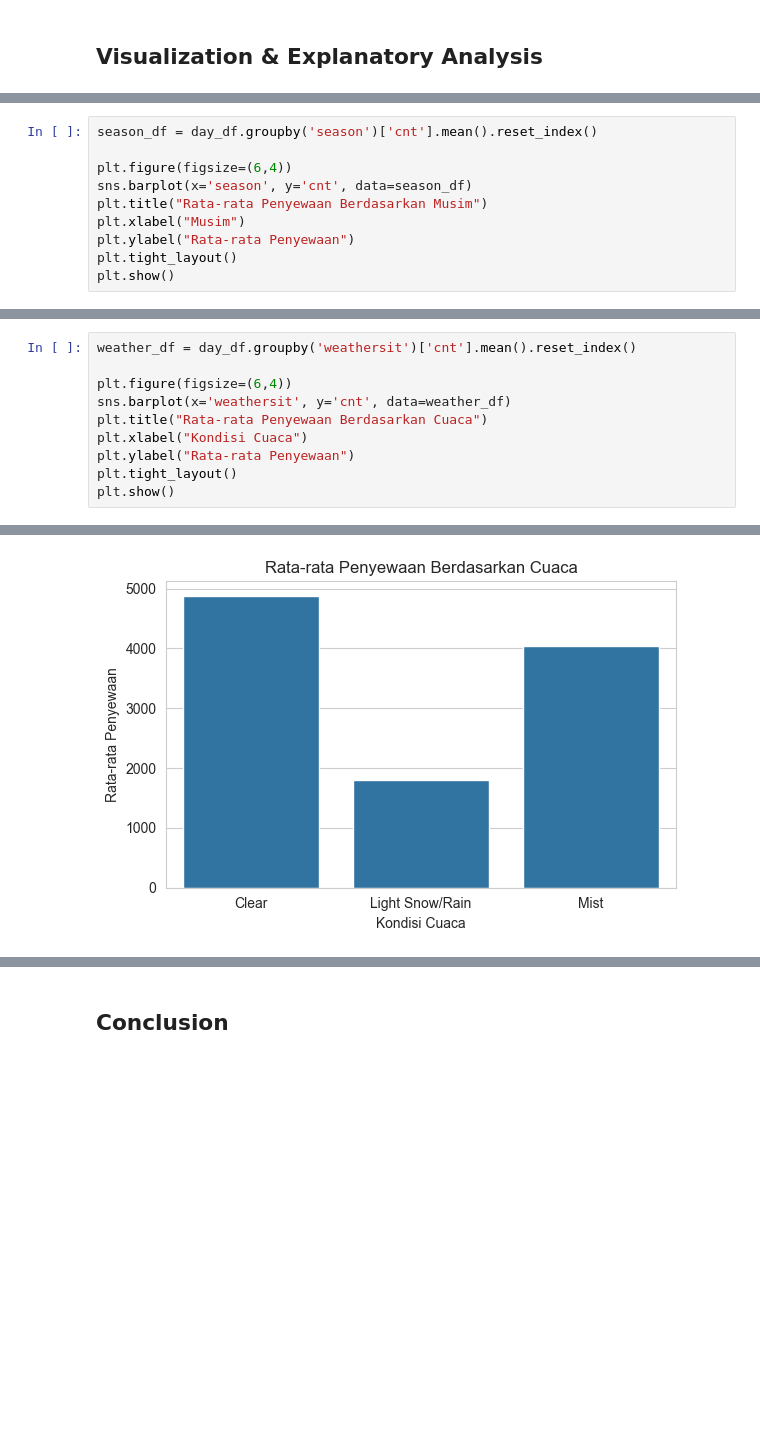
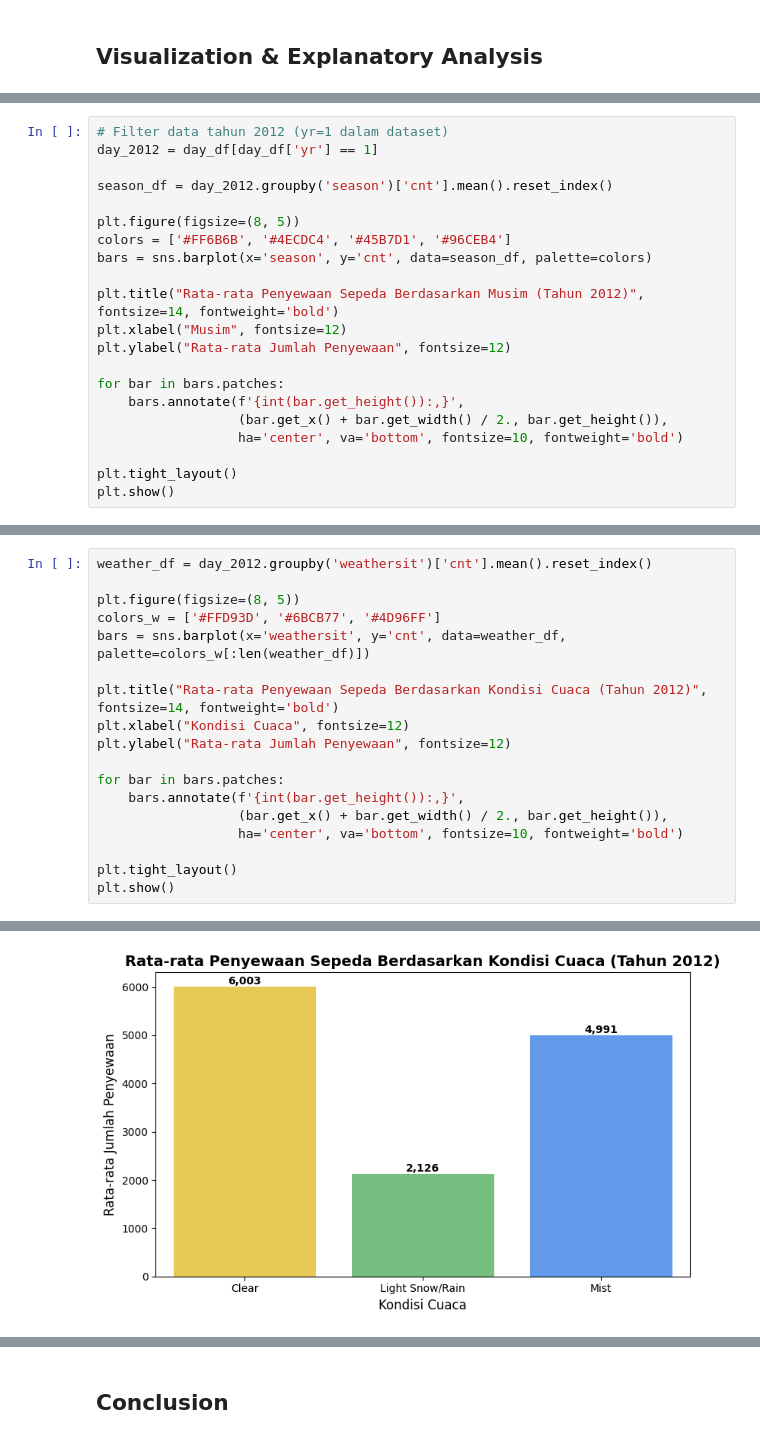
Before and after one commit to ShinZeleo/bike-sharing-analysis, a Jupyter notebook: Proyek_Analisis_Data.ipynb, the cells around one changed output, grey strips where cells are left out. Cells and saved outputs as stored; diff of their text form; blank space fills up the shorter version.

```diff
--- a/Proyek_Analisis_Data.ipynb
+++ b/Proyek_Analisis_Data.ipynb
@@ -216,11 +339,22 @@ plt.show()
 # %%
-season_df = day_df.groupby('season')['cnt'].mean().reset_index()
+# Filter data tahun 2012 (yr=1 dalam dataset)
+day_2012 = day_df[day_df['yr'] == 1]
 
-plt.figure(figsize=(6,4))
-sns.barplot(x='season', y='cnt', data=season_df)
-plt.title("Rata-rata Penyewaan Berdasarkan Musim")
-plt.xlabel("Musim")
-plt.ylabel("Rata-rata Penyewaan")
+season_df = day_2012.groupby('season')['cnt'].mean().reset_index()
+
+plt.figure(figsize=(8, 5))
+colors = ['#FF6B6B', '#4ECDC4', '#45B7D1', '#96CEB4']
+bars = sns.barplot(x='season', y='cnt', data=season_df, palette=colors)
+
+plt.title("Rata-rata Penyewaan Sepeda Berdasarkan Musim (Tahun 2012)", fontsize=14, fontweight='bold')
+plt.xlabel("Musim", fontsize=12)
+plt.ylabel("Rata-rata Jumlah Penyewaan", fontsize=12)
+
+for bar in bars.patches:
+    bars.annotate(f'{int(bar.get_height()):,}',
+                  (bar.get_x() + bar.get_width() / 2., bar.get_height()),
+                  ha='center', va='bottom', fontsize=10, fontweight='bold')
+
 plt.tight_layout()
 plt.show()
 # %% [output]
@@ -237,11 +377,19 @@ plt.show()
 # %%
-weather_df = day_df.groupby('weathersit')['cnt'].mean().reset_index()
+weather_df = day_2012.groupby('weathersit')['cnt'].mean().reset_index()
 
-plt.figure(figsize=(6,4))
-sns.barplot(x='weathersit', y='cnt', data=weather_df)
-plt.title("Rata-rata Penyewaan Berdasarkan Cuaca")
-plt.xlabel("Kondisi Cuaca")
-plt.ylabel("Rata-rata Penyewaan")
+plt.figure(figsize=(8, 5))
+colors_w = ['#FFD93D', '#6BCB77', '#4D96FF']
+bars = sns.barplot(x='weathersit', y='cnt', data=weather_df, palette=colors_w[:len(weather_df)])
+
+plt.title("Rata-rata Penyewaan Sepeda Berdasarkan Kondisi Cuaca (Tahun 2012)", fontsize=14, fontweight='bold')
+plt.xlabel("Kondisi Cuaca", fontsize=12)
+plt.ylabel("Rata-rata Jumlah Penyewaan", fontsize=12)
+
+for bar in bars.patches:
+    bars.annotate(f'{int(bar.get_height()):,}',
+                  (bar.get_x() + bar.get_width() / 2., bar.get_height()),
+                  ha='center', va='bottom', fontsize=10, fontweight='bold')
+
 plt.tight_layout()
 plt.show()
 # %% [output]
@@ -248 +399 @@ plt.show()
-[figure, old version]
+[figure, new version]
```
Also changed, not shown: parts of 59 cells of this notebook, 4 other files.
